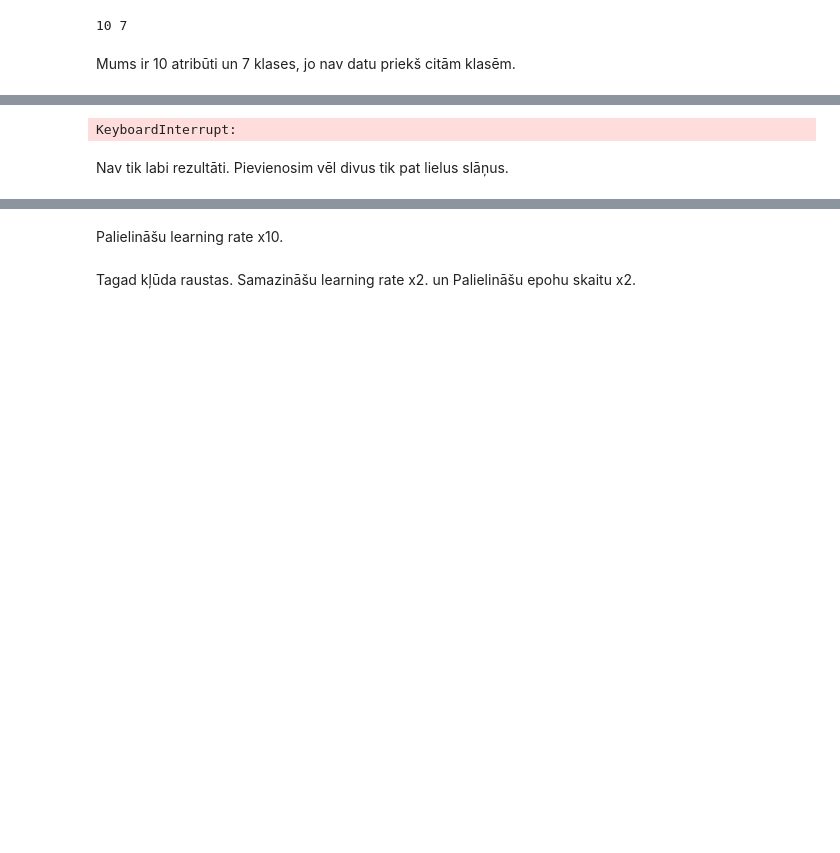
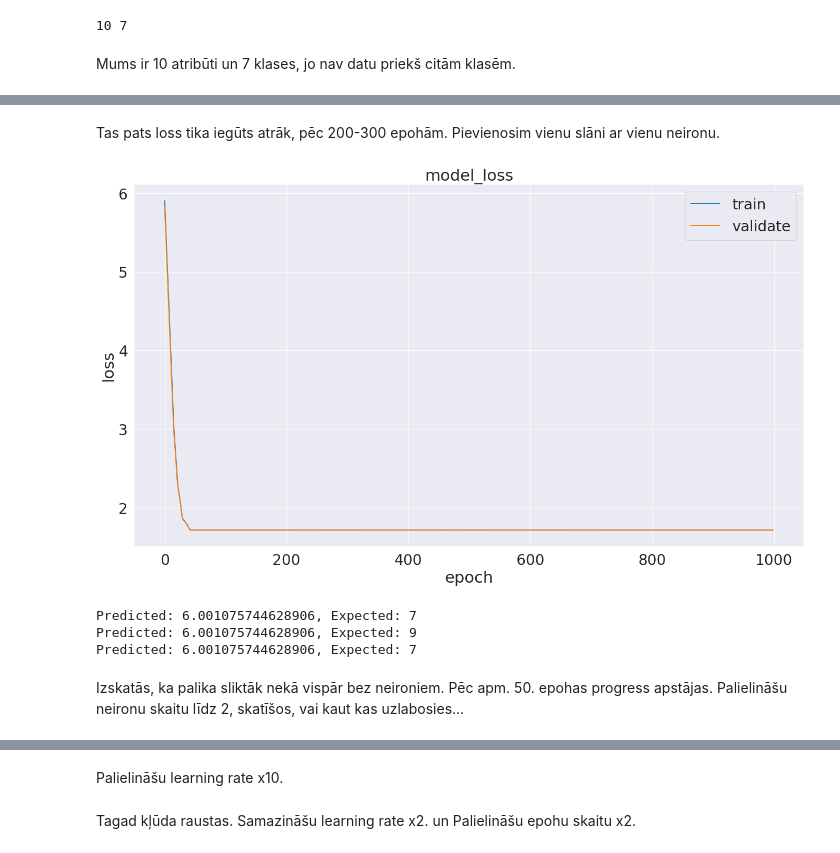
Before and after one commit to kamikaze/rtu-ai, a Jupyter notebook: homework02.ipynb, the cells around one changed output, grey strips where cells are left out. Saved outputs shown, nothing was run; the diff lists cells and outputs as text; code cells hidden in the pictures; blank space fills up the shorter version.

```diff
--- a/homework02.ipynb
+++ b/homework02.ipynb
@@ -305,25 +320,30 @@ TypeError: object of type 'NoneType' has no len()
+# %% [markdown]
+Tas pats loss tika iegūts atrāk, pēc 200-300 epohām. Pievienosim vienu slāni ar vienu neironu.
 # %%
 def build_model(input_count: int, normalizer, metric='mse'):
     init = tf.keras.initializers.TruncatedNormal(stddev=0.01, seed=SEED)
     model = tf.keras.models.Sequential([
-        normalizer,
-        tf.keras.layers.Dense(input_count, kernel_initializer=init, activation='relu', input_shape=(input_count,)),
-        tf.keras.layers.Dropout(0.2),
+        # normalizer,
+        tf.keras.layers.Input(input_count),
+        tf.keras.layers.Dense(1, kernel_initializer=init, activation='relu'),
         tf.keras.layers.Dense(1)
     ])
 
-    optimizer = tf.keras.optimizers.Adam(learning_rate=0.0001)
+    optimizer = tf.keras.optimizers.Adam(learning_rate=0.001)
 
     model.compile(loss='mae', optimizer=optimizer, metrics=[metric])
 
     return model
 # %%
 model = build_model(attr_count, normalizer)
-evaluate_model(model, samples, qualities, epochs=EPOCHS*3)
+evaluate_model(model, samples, qualities, epochs=EPOCHS*2)
 # %% [output]
+[figure, added]
-KeyboardInterrupt:
+Predicted: 6.001075744628906, Expected: 7
+Predicted: 6.001075744628906, Expected: 9
+Predicted: 6.001075744628906, Expected: 7
-# %% [markdown]
-Nav tik labi rezultāti. Pievienosim vēl divus tik pat lielus slāņus.
+# %% [markdown]
+Izskatās, ka palika sliktāk nekā vispār bez neironiem. Pēc apm. 50. epohas progress apstājas. Palielināšu neironu skaitu līdz 2, skatīšos, vai kaut kas uzlabosies...
 # %%
 def build_model(input_count: int, normalizer, metric='mse'):
     init = tf.keras.initializers.TruncatedNormal(stddev=0.01, seed=SEED)
```
Also changed, not shown: parts of 27 cells of this notebook.
